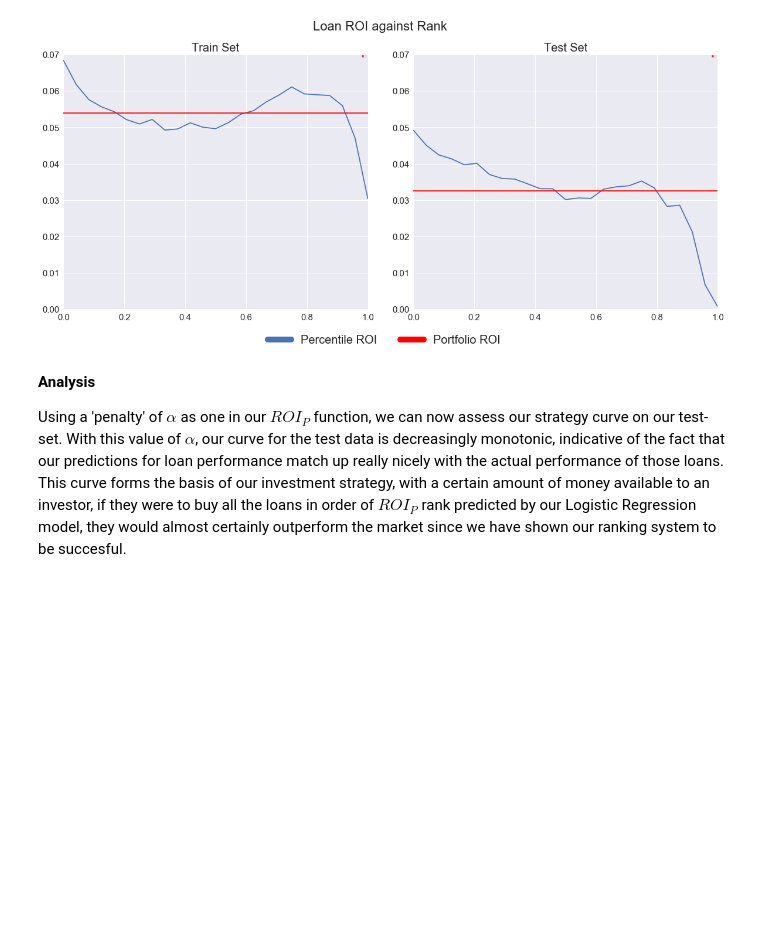
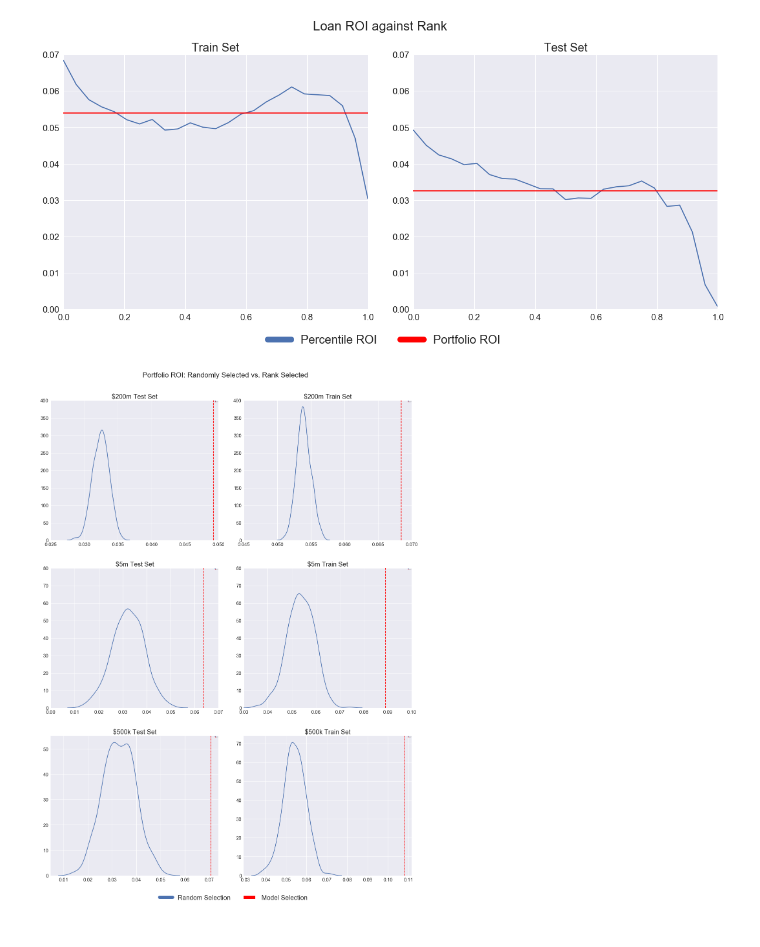
Before and after one commit to bhavenp/209A-FinalProject, a Jupyter notebook: hugo/ROI_website_sheet.ipynb, the cells around one changed output. Drawn from its saved outputs; the diff is of its cells as text; code cells hidden in the pictures; blank space fills up the shorter version.

```diff
--- a/hugo/ROI_website_sheet.ipynb
+++ b/hugo/ROI_website_sheet.ipynb
@@ -193,7 +197,7 @@ for n, penal in enumerate(penals):
     ax.set_xlabel('Fraction Included', fontsize = 18)
     ax.set_ylabel('Real ROI', fontsize = 18)
     ax.set_title('Penalty Term: {0}'.format(penal), fontsize = 20)
-    ax.legend(loc = 'best', fontsize = -1)
+    #ax.legend(loc = 'best', fontsize = -1)
 
 handles, labels = ax.get_legend_handles_labels()
 handles = [copy.copy(ha) for ha in handles ]
@@ -274,7 +280,7 @@ for n, curve in enumerate(curves):
     ax.tick_params(labelsize = 15)
     ax.set_title('{0}'.format(titles[n]), fontsize = 20)
     ax.set_ylim(0,0.07)
-    ax.legend(loc = 'best', fontsize = -1)
+    #ax.legend(loc = 'best', fontsize = -1)
 
 handles, labels = ax.get_legend_handles_labels()
 handles = [copy.copy(ha) for ha in handles ]
@@ -285,7 +291,3 @@ plt.show()
 plt.show()
 # %% [output]
 [figure]
-# %% [markdown]
-**Analysis**
-
-Using a 'penalty' of $\alpha$ as one in our $ROI_P$ function, we can now assess our strategy curve on our test-set. With this value of $\alpha$, our curve for the test data is decreasingly monotonic, indicative of the fact that our predictions for loan performance match up really nicely with the actual performance of those loans. This curve forms the basis of our investment strategy, with a certain amount of money available to an investor, if they were to buy all the loans in order of $ROI_P$ rank predicted by our Logistic Regression model, they would almost certainly outperform the market since we have shown our ranking system to be succesful.
@@ -291,0 +326,54 @@ Using a 'penalty' of $\alpha$ as one in our $ROI_P$ function, we can now assess
+# %%
+random_perf_test, random_size_test = create_random_subsample(Logreg_test, P)
+random_perf_train, random_size_train = create_random_subsample(Logreg_train, P)
+
+random_perf_test_small, random_size_test_small = create_random_subsample(Logreg_test, 5000000)
+random_perf_train_small, random_size_train_small = create_random_subsample(Logreg_train, 5000000)
+# %%
+random_perf_test_super_small, random_size_test_super_small = create_random_subsample(Logreg_test, 500000)
+random_perf_train_super_small, random_size_train_super_small = create_random_subsample(Logreg_train, 500000)
+# %%
+fig = plt.figure(figsize=(20, 27))
+fig.subplots_adjust(hspace=0.2, wspace=0.15)
+plt.suptitle('Portfolio ROI: Randomly Selected vs. Rank Selected', size = 22,  y=0.925)
+
+random_performances = [random_perf_test, random_perf_train,
+                       random_perf_test_small, random_perf_train_small,
+                      random_perf_test_super_small, random_perf_train_super_small]
+
+models = [subset_test, subset_train,
+          subset_test_small, subset_train_small,
+          subset_test_super_small, subset_train_super_small]
+
+titles = ['$200m Test Set', '$200m Train Set',
+          '$5m Test Set', '$5m Train Set',
+          '$500k Test Set', '$500k Train Set']
+
+for n, model in enumerate(models):
+    ax = plt.subplot(3,2, n+1)
+    sns.kdeplot(random_performances[n], label = 'Random Selection')
+    plt.axvline(np.sum(model.Real_ROI)/np.sum(model.amnt),
+                color = 'r', linestyle = '--', label = 'Model Selection')
+    ax.tick_params(labelsize = 15)
+    ax.set_title('{0}'.format(titles[n]), fontsize = 20)
+    if n < 1:
+        ax.set_xlim(0.025, 0.05)
+        ax.set_ylim(0, 400)
+    elif n<2 and n>0:
+        ax.set_xlim(0.045, 0.07)
+        ax.set_ylim(0, 400)
+    if n<3 and n>1:
+        ax.set_xlim(0, 0.07)
+        ax.set_ylim(0, 80)
+    elif n<4 and n>2:
+        ax.set_xlim(0.03, 0.1)
+        ax.set_ylim(0, 80)
+    ax.legend(fontsize = 0)
+
+handles, labels = ax.get_legend_handles_labels()
+handles = [copy.copy(ha) for ha in handles ]
+[ha.set_linewidth(10) for ha in handles ]
+fig.legend(handles, labels, loc='lower center', ncol = 2, fontsize = 20, bbox_to_anchor = (0.42, 0.037))
+plt.show()
+# %% [output]
+[figure, added]
```
Also changed, not shown: parts of 6 cells of this notebook, 5 other files.
